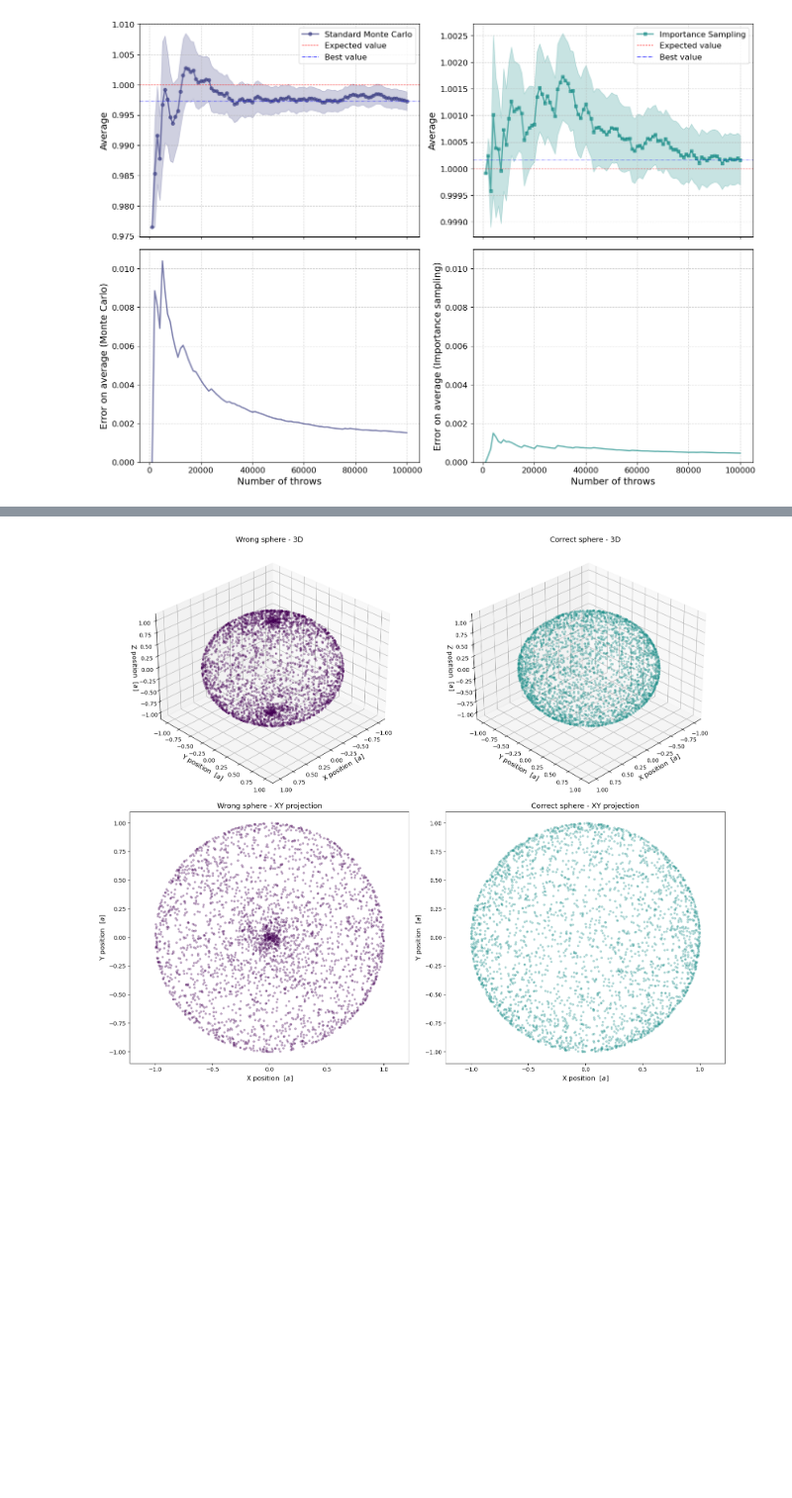
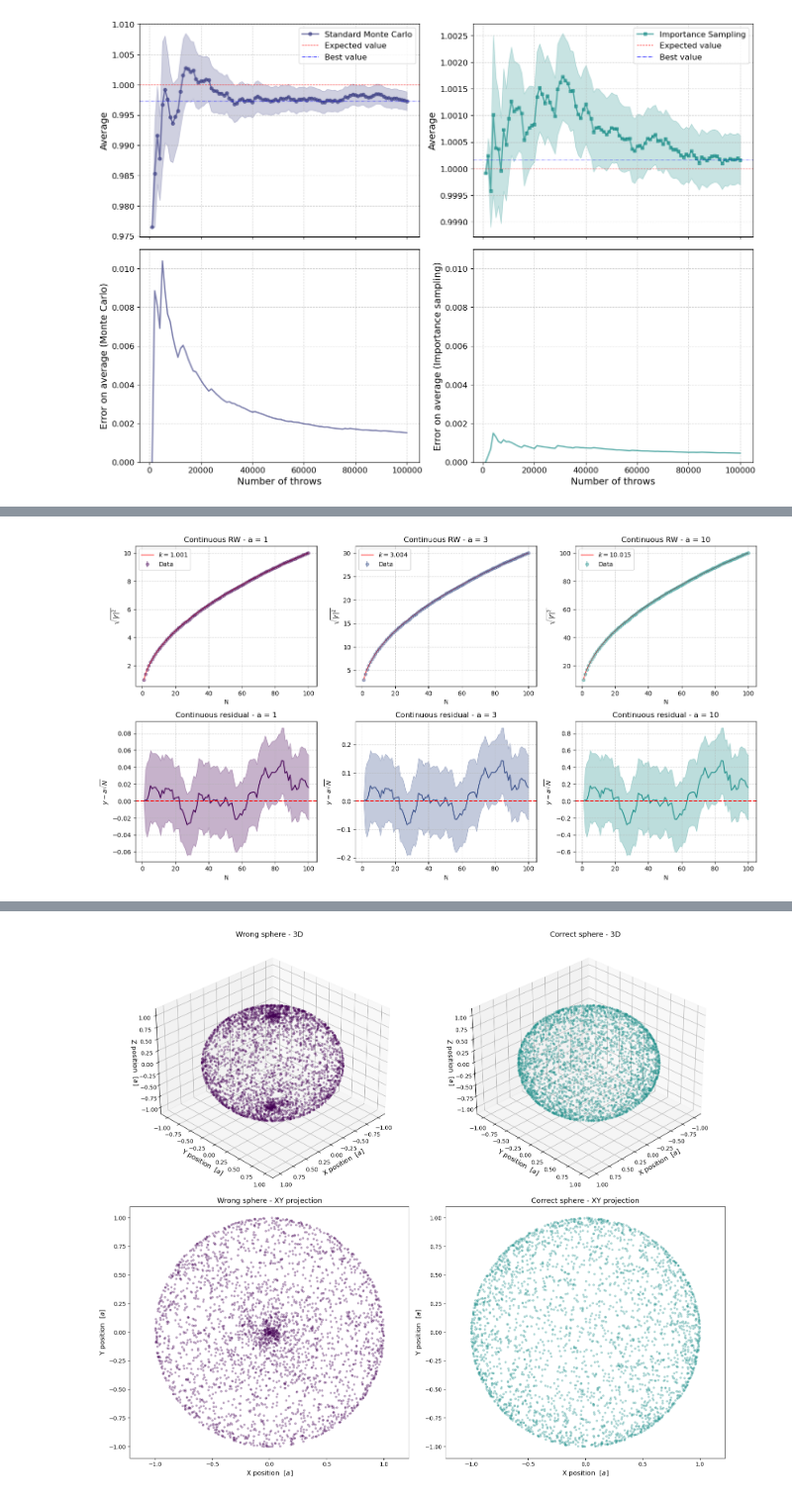
Before and after one commit to SMDP02/Numerical-Simulation---AA-2024-2025, a Jupyter notebook: Lect_2/DiPaolo_Lecture_2.ipynb, the cells around one changed output, grey strips where cells are left out. Shown at 99% size. Saved outputs shown, nothing was run; the diff lists cells and outputs as text; code cells hidden in the pictures; blank space fills up the shorter version.

```diff
--- a/Lect_2/DiPaolo_Lecture_2.ipynb
+++ b/Lect_2/DiPaolo_Lecture_2.ipynb
@@ -127 +237,55 @@ plt.show()
+# %%
+def fit_func(x, k):
+    return k * np.sqrt(x)
+
+viridis = plt.cm.viridis(np.linspace(0, 1, 5))
+
+files_continuous = [
+    "Exercise_2_2/output_RW_continuous_1.000000.data",
+    "Exercise_2_2/output_RW_continuous_3.000000.data",
+    "Exercise_2_2/output_RW_continuous_10.000000.data"
+]
+
+labels_a = ['a = 1', 'a = 3', 'a = 10']
+a_values = [1, 3, 10]
+
+fig, axes = plt.subplots(2, 3, figsize=(15, 8))
+plt.subplots_adjust(hspace=0.35)
+
+for i in range(3):
+
+    x_c, y_c, err_c = np.loadtxt(files_continuous[i], usecols=(0, 1, 2),
+                                delimiter='\t', unpack=True)
+
+    popt_c, _ = curve_fit(fit_func, x_c[1:], y_c[1:], sigma=err_c[1:], absolute_sigma=True)
+
+    ax = axes[0, i]
+    ax.errorbar(x_c, y_c, yerr=err_c, fmt='o', markersize=5,
+                color=viridis[i], alpha=0.4, label='Data')
+    ax.plot(x_c, fit_func(x_c, *popt_c), 'r-', linewidth=1,
+            label=rf'$k={popt_c[0]:.3f}$')
+    ax.set_title(f'Continuous RW - {labels_a[i]}')
+    ax.set_xlabel('N')
+    ax.set_ylabel(r'$\sqrt{|r|^2}$')
+    ax.grid(True, linestyle='--', alpha=0.6)
+    ax.legend()
+
+    res_c = y_c - a_values[i] * np.sqrt(x_c)
+    ax = axes[1, i]
+    ax.plot(x_c, res_c, color=viridis[i])
+    ax.fill_between(x_c,
+                    res_c - err_c,
+                    res_c + err_c,
+                    color=viridis[i],
+                    alpha=0.3)
+    ax.axhline(0, color='red', linestyle='--')
+    ax.set_title(f'Continuous residual - {labels_a[i]}')
+    ax.set_xlabel('N')
+    ax.set_ylabel(r'$y - a\sqrt{N}$')
+    ax.grid(True, linestyle='--', alpha=0.6)
+
+plt.tight_layout()
+plt.show()
+# %% [output]
+[figure, added]
 # %%
```
Also changed, not shown: parts of 7 cells of this notebook.
